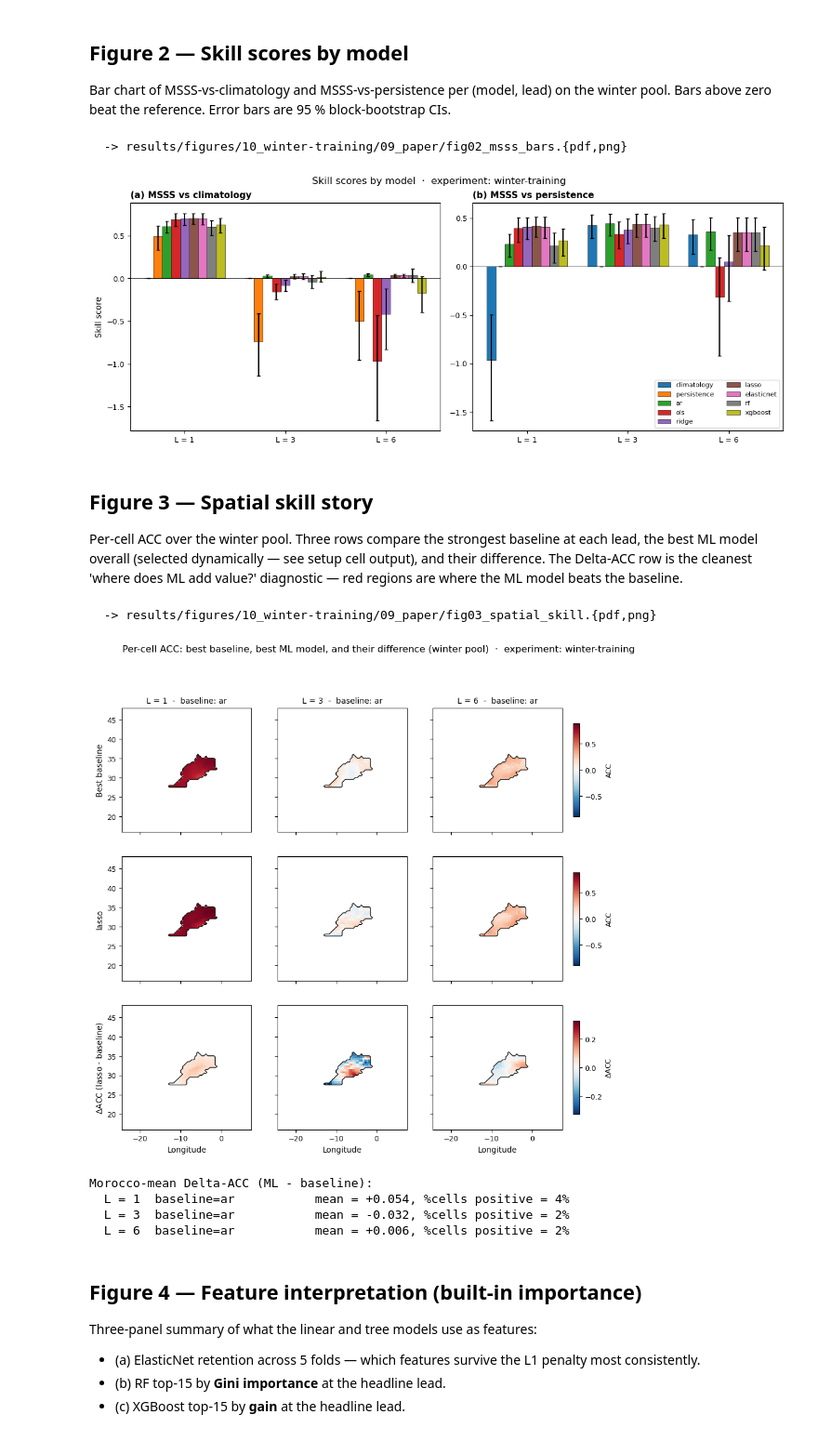
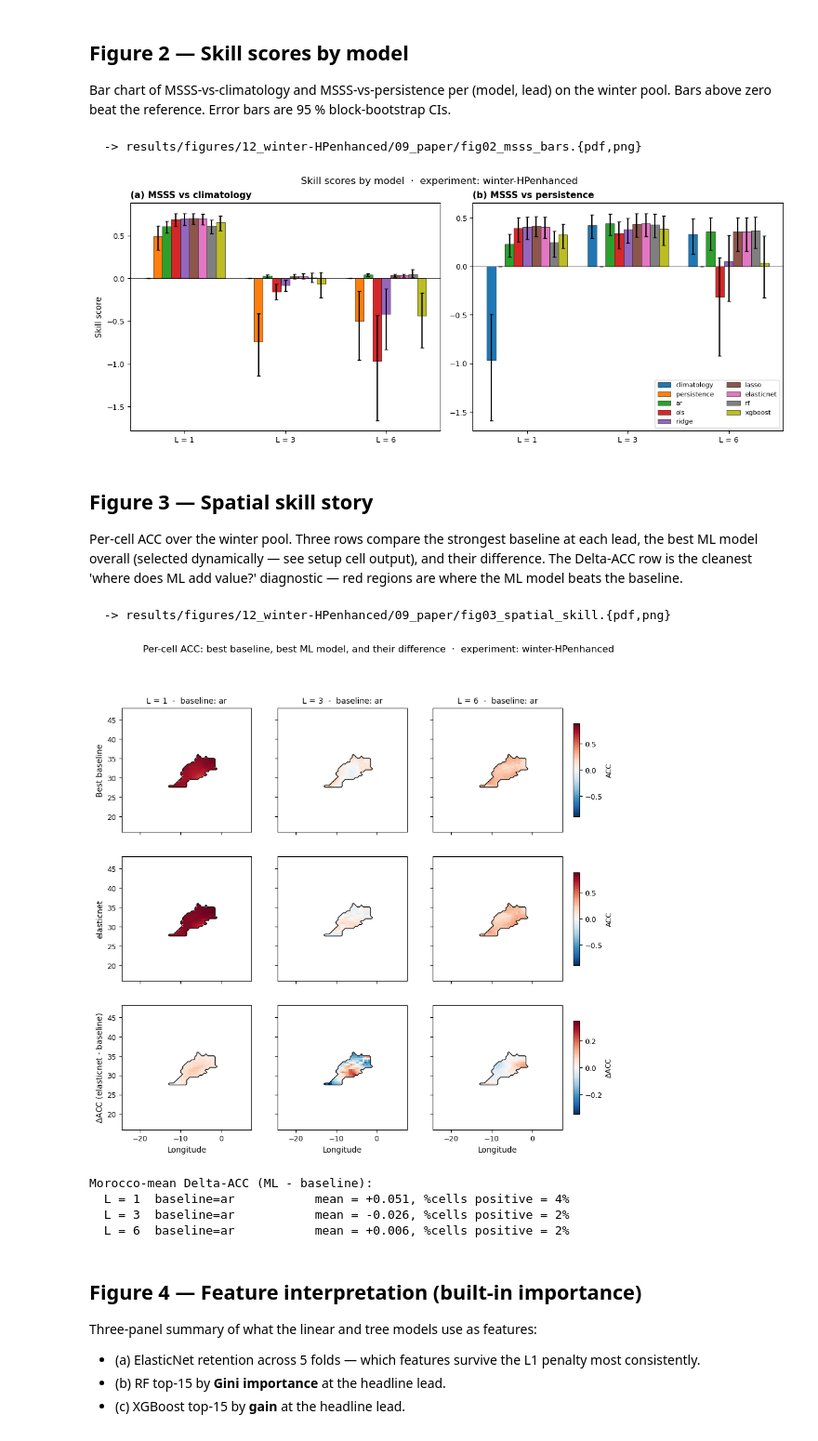
Before and after one commit to anasoubaha/A4-DroughtForecasting-Modeling, a Jupyter notebook: notebooks/09_paper_figures_winter.ipynb, the cells around one changed output. Shown at 93% size. Drawn from its saved outputs; the diff is of its cells as text; code cells hidden in the pictures.

Commit message:
New sweep of winter-training with enhanced HP for comparison

```diff
--- a/notebooks/09_paper_figures_winter.ipynb
+++ b/notebooks/09_paper_figures_winter.ipynb
@@ -63,12 +63,12 @@ plt.rcParams.update({
 })
 sns.set_palette('tab10')
 
-PAPER_DIR = RESULTS_DIR / 'figures' / '10_winter-training' / '09_paper'
+EXPERIMENT_NAME = 'winter-HPenhanced' # Change back to 'winter-training' for the original experiment
+PAPER_DIR = RESULTS_DIR / 'figures' / '12_winter-HPenhanced' / '09_paper'
 PAPER_DIR.mkdir(parents=True, exist_ok=True)
 # Identifier appended to every figure title so default / winter / pruned-winter
 # variants are visually distinguishable when laid out side-by-side. The duplication
 # script swaps the value for the _winter and _pruned-winter notebooks.
-EXPERIMENT_NAME = 'winter-training'
 def _ttl(text: str) -> str:
     return f'{text}  ·  experiment: {EXPERIMENT_NAME}'
 
@@ -79,9 +79,9 @@ def save_paper(fig, name):
     fig.savefig(PAPER_DIR / f'{name}.png')
     print(f'  -> {(PAPER_DIR / name).relative_to(ROOT)}.{{pdf,png}}')
 
-ds_preds   = xr.open_dataset(RESULTS_DIR / 'winter-training' / 'predictions' / 'pooled_allLeads.nc')
-metrics_df = pd.read_csv(RESULTS_DIR / 'winter-training' / 'metrics' / 'metrics_allLeads.csv')
-feat       = pd.read_csv(RESULTS_DIR / 'winter-training' / 'logs' / 'feature_status.csv')
+ds_preds   = xr.open_dataset(RESULTS_DIR / 'winter-HPenhanced' / 'predictions' / 'pooled_allLeads.nc')
+metrics_df = pd.read_csv(RESULTS_DIR / 'winter-HPenhanced' / 'metrics' / 'metrics_allLeads.csv')
+feat       = pd.read_csv(RESULTS_DIR / 'winter-HPenhanced' / 'logs' / 'feature_status.csv')
 
 MODEL_ORDER = ['climatology', 'persistence', 'ar', 'ols', 'ridge', 'lasso', 'elasticnet', 'rf', 'xgboost']
 BASELINE_NAMES = {'climatology', 'persistence', 'ar'}
@@ -94,7 +94,7 @@ winter = metrics_df.query("evaluation_window == 'winter_only' and fold == 'poole
 
 ml_models = [m for m in models_present if m not in BASELINE_NAMES]
 best_ml = (winter
-    .query("model in @ml_models and metric == 'msss_vs_climatology'")
+    .query("model in @ml_models and metric == 'acc'")
     .groupby('model')['value'].mean().idxmax())
 
 print(f'Production data loaded:  {len(metrics_df)} metric rows, {len(feat)} feature-status rows')
@@ -103,6 +103,6 @@ if n_per_fold:
     print(f'  (incl. {n_per_fold} per-fold rows for the stability figure)')
 print(f'Models:                  {models_present}')
 print(f'Leads:                   {leads}')
-print(f'Best ML model (by mean MSSS-vs-clim): {best_ml!r}')
+print(f'Best ML model (by mean ACC): {best_ml!r}')
 print(f'Output dir:              {PAPER_DIR.relative_to(ROOT)}')
 # %% [output]
@@ -254,8 +256,8 @@ fig.suptitle(_ttl('Skill scores by model'), y=1.02)
 save_paper(fig, 'fig02_msss_bars')
 plt.show()
 # %% [output]
-  -> results/figures/10_winter-training/09_paper/fig02_msss_bars.{pdf,png}
+  -> results/figures/12_winter-HPenhanced/09_paper/fig02_msss_bars.{pdf,png}
-[figure, old version]
+[figure, new version]
 # %% [markdown]
 ## Figure 3 — Spatial skill story
 
@@ -307,39 +309,39 @@ row_keys = ['base', 'ml', 'diff']
 row_vmax = [vmax_acc, vmax_acc, vmax_diff]
 row_cbar_label = ['ACC', 'ACC', '$\\Delta$ACC']
 ims = [None, None, None]
 for r, (label, key, vm) in enumerate(zip(row_labels, row_keys, row_vmax)):
     for c, L in enumerate(leads):
         ax = axes[r, c]
         da = xr.DataArray(panels[L][key], dims=('lat', 'lon'), coords={'lat': lat, 'lon': lon})
         im = da.plot(ax=ax, cmap='RdBu_r', vmin=-vm, vmax=vm, add_colorbar=False)
         ims[r] = im
         morocco_mask.plot.contour(ax=ax, levels=[0.5], colors='black', linewidths=0.9, add_colorbar=False)
         if r == 0:
             ax.set_title(f'L = {L}  -  baseline: {panels[L]["base_name"]}', fontsize=10)
         else:
             ax.set_title('')
         ax.set_xlabel('Longitude' if r == 2 else '')
         ax.set_ylabel(label if c == 0 else '')
 
 for r, label in enumerate(row_cbar_label):
     cbar = fig.colorbar(ims[r], ax=axes[r, :].tolist(), shrink=0.75, pad=0.02, aspect=15)
     cbar.set_label(label, fontsize=9)
 
-fig.suptitle(_ttl('Per-cell ACC: best baseline, best ML model, and their difference (winter pool)'), y=0.995)
+fig.suptitle(_ttl('Per-cell ACC: best baseline, best ML model, and their difference'), y=0.995)
 save_paper(fig, 'fig03_spatial_skill')
 plt.show()
 
 print('\nMorocco-mean Delta-ACC (ML - baseline):')
 for L in leads:
     d = panels[L]['diff']
     print(f'  L = {L}  baseline={panels[L]["base_name"]:<11}  mean = {float(np.nanmean(d)):+.3f}, '
           f'%cells positive = {float(np.nanmean(d > 0)) * 100:.0f}%')
 # %% [output]
-  -> results/figures/10_winter-training/09_paper/fig03_spatial_skill.{pdf,png}
+  -> results/figures/12_winter-HPenhanced/09_paper/fig03_spatial_skill.{pdf,png}
-[figure, old version]
+[figure, new version]
 Morocco-mean Delta-ACC (ML - baseline):
-  L = 1  baseline=ar           mean = +0.054, %cells positive = 4%
-  L = 3  baseline=ar           mean = -0.032, %cells positive = 2%
+  L = 1  baseline=ar           mean = +0.051, %cells positive = 4%
+  L = 3  baseline=ar           mean = -0.026, %cells positive = 2%
   L = 6  baseline=ar           mean = +0.006, %cells positive = 2%
 # %% [markdown]
 ## Figure 4 — Feature interpretation (built-in importance)
```
Also changed, not shown: parts of 10 cells of this notebook, 54 other files.
